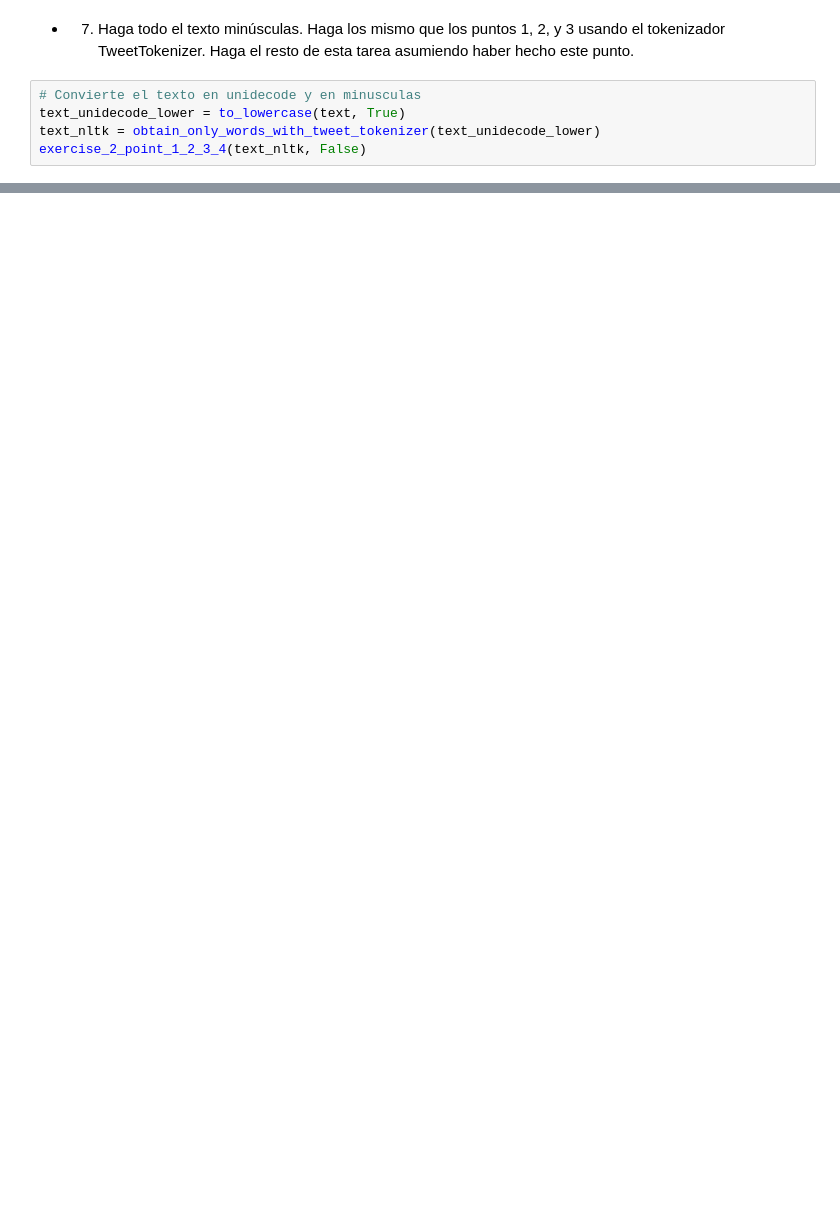
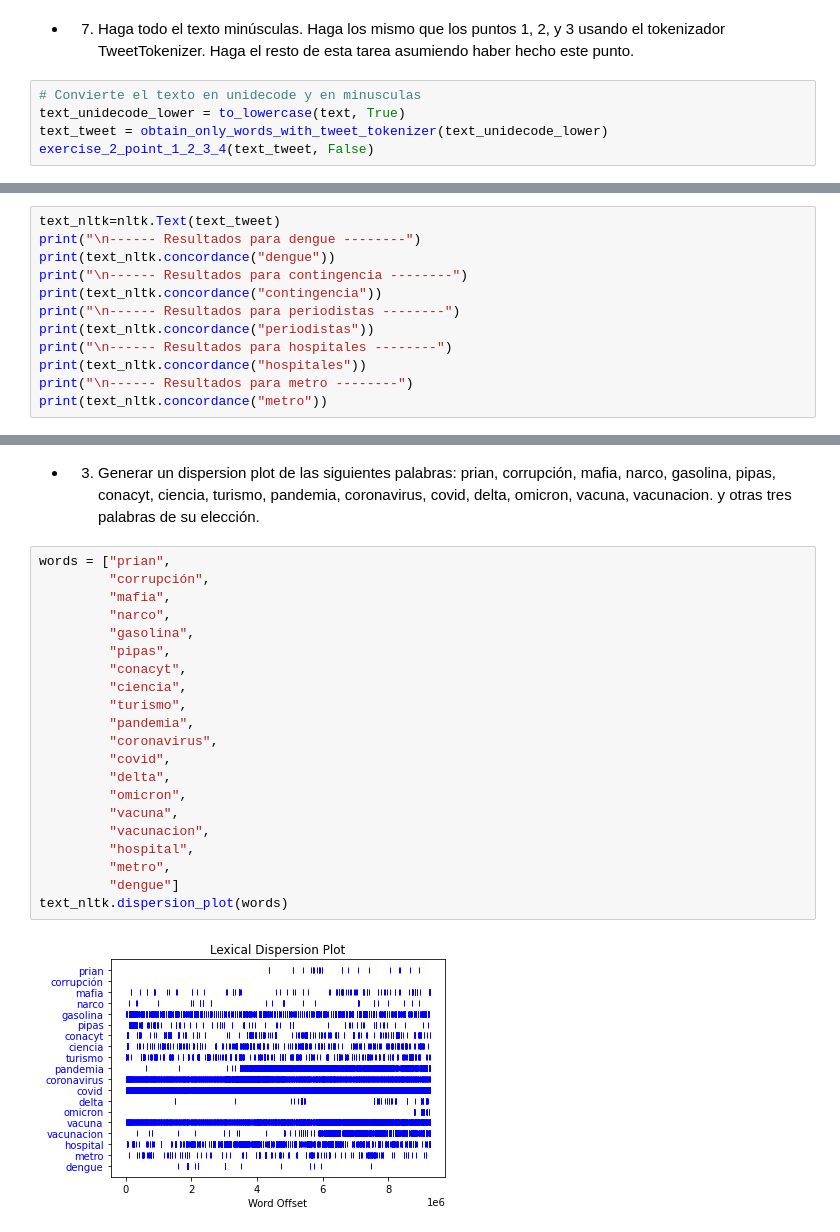
Before and after one commit to giovannilopez9808/CIMAT_segundo_semestre, a Jupyter notebook: Computacion_1/Tarea_01/Tarea01.ipynb, the cells around one changed output, grey strips where cells are left out. Cells and saved outputs as stored; diff of their text form; blank space fills up the shorter version.

```diff
--- a/Computacion_1/Tarea_01/Tarea01.ipynb
+++ b/Computacion_1/Tarea_01/Tarea01.ipynb
@@ -159,5 +188,5 @@ punto.
 # %%
 # Convierte el texto en unidecode y en minusculas
 text_unidecode_lower = to_lowercase(text, True)
-text_nltk = obtain_only_words_with_tweet_tokenizer(text_unidecode_lower)
-exercise_2_point_1_2_3_4(text_nltk, False)
+text_tweet = obtain_only_words_with_tweet_tokenizer(text_unidecode_lower)
+exercise_2_point_1_2_3_4(text_tweet, False)
@@ -163,0 +200,12 @@ exercise_2_point_1_2_3_4(text_nltk, False)
+# %%
+text_nltk=nltk.Text(text_tweet)
+print("\n------ Resultados para dengue --------")
+print(text_nltk.concordance("dengue"))
+print("\n------ Resultados para contingencia --------")
+print(text_nltk.concordance("contingencia"))
+print("\n------ Resultados para periodistas --------")
+print(text_nltk.concordance("periodistas"))
+print("\n------ Resultados para hospitales --------")
+print(text_nltk.concordance("hospitales"))
+print("\n------ Resultados para metro --------")
+print(text_nltk.concordance("metro"))
@@ -163,0 +239,28 @@ exercise_2_point_1_2_3_4(text_nltk, False)
+# %% [markdown]
++ 3) Generar un dispersion plot de las
+siguientes palabras: prian, corrupción, mafia, narco, gasolina, pipas, conacyt, ciencia,
+turismo, pandemia, coronavirus, covid, delta, omicron, vacuna, vacunacion. y otras
+tres palabras de su elección.
+# %%
+words = ["prian",
+         "corrupción",
+         "mafia",
+         "narco",
+         "gasolina",
+         "pipas",
+         "conacyt",
+         "ciencia",
+         "turismo",
+         "pandemia",
+         "coronavirus",
+         "covid",
+         "delta",
+         "omicron",
+         "vacuna",
+         "vacunacion",
+         "hospital",
+         "metro",
+         "dengue"]
+text_nltk.dispersion_plot(words)
+# %% [output]
+[figure, added]
```
Also changed, not shown: parts of 18 cells of this notebook.
